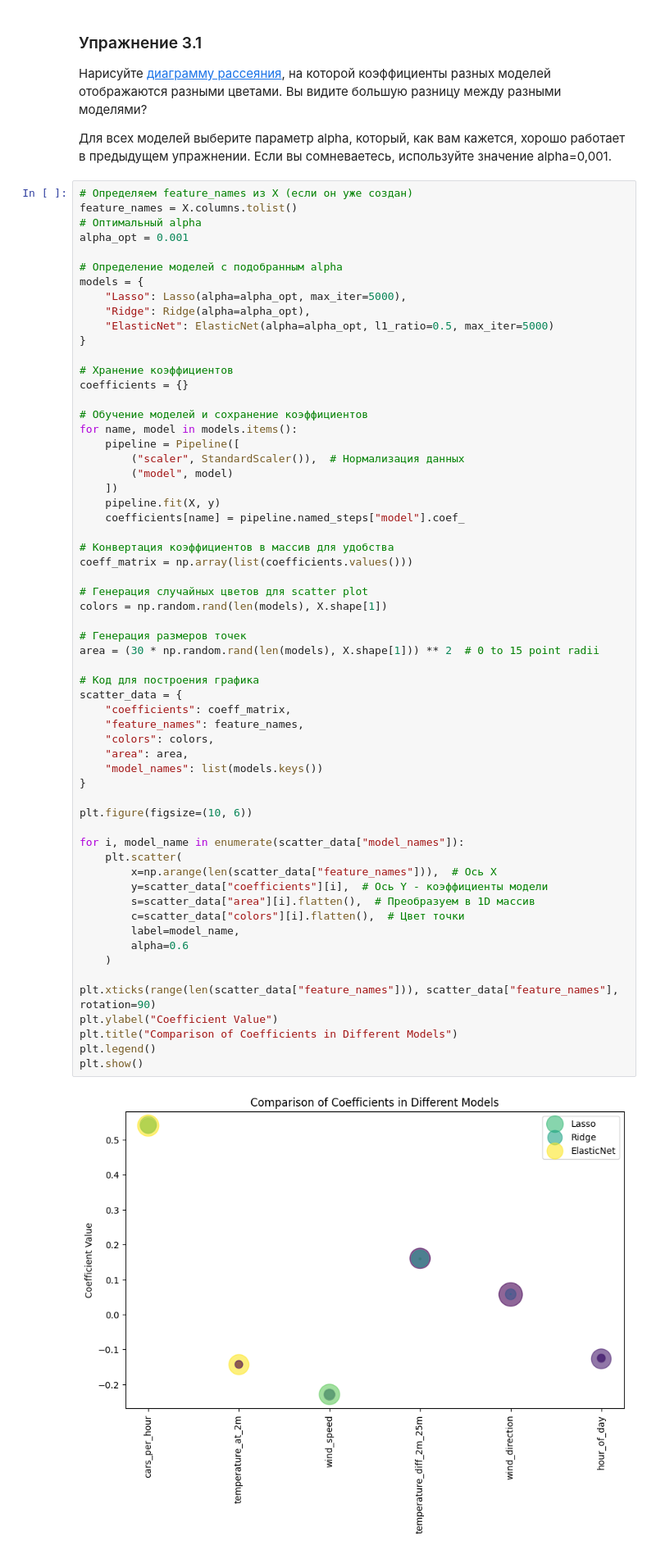
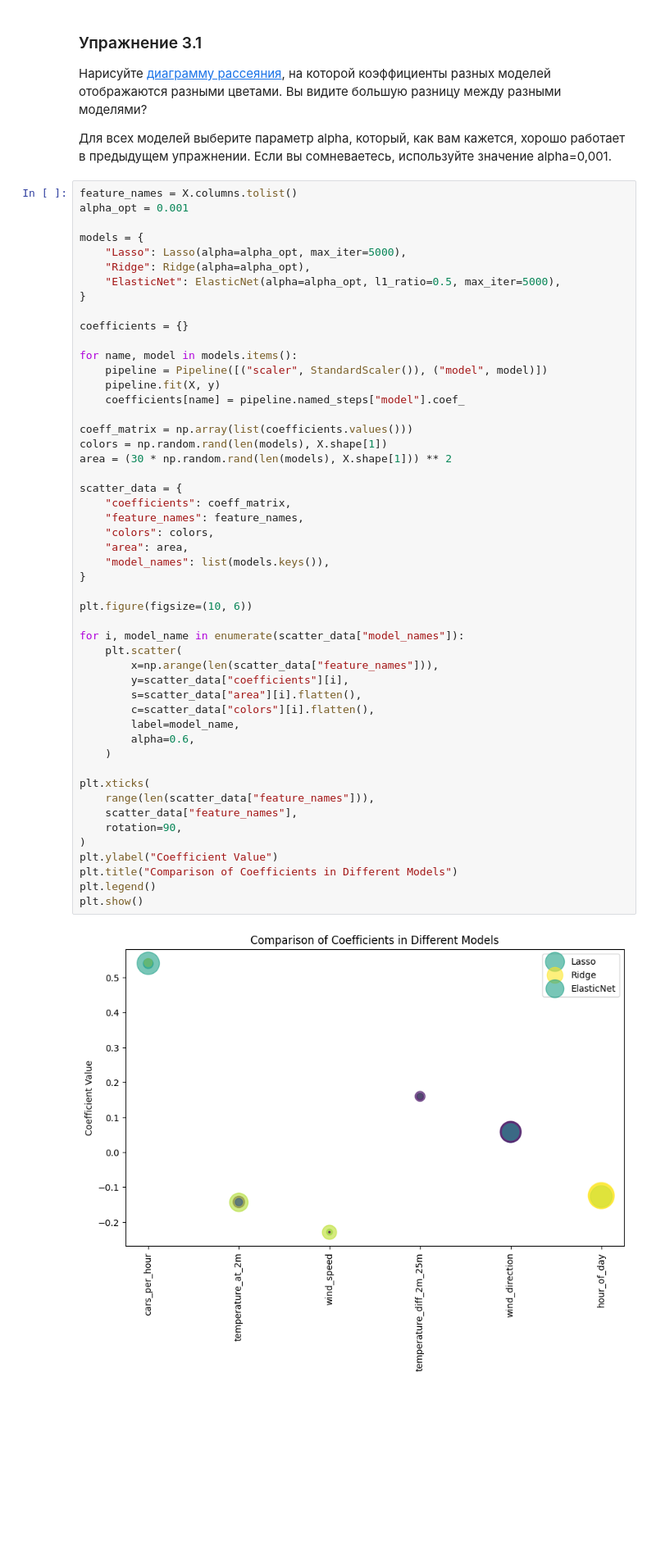
Before and after one commit to progmat64/AI-Systems-Labs, a Jupyter notebook: Lab 1a - Linear Models for Regression.ipynb, the cells around one changed output. Shown at 82% size. Cells and saved outputs as stored; diff of their text form; blank space fills up the shorter version.

```diff
--- a/Lab 1a - Linear Models for Regression.ipynb
+++ b/Lab 1a - Linear Models for Regression.ipynb
@@ -346,67 +395,57 @@ l1_ratio определяет баланс между Lasso и Ridge:
 
 Для всех моделей выберите параметр alpha, который, как вам кажется, хорошо работает в предыдущем упражнении. Если вы сомневаетесь, используйте значение alpha=0,001.
 # %%
-# Определяем feature_names из X (если он уже создан)
 feature_names = X.columns.tolist()
-# Оптимальный alpha
 alpha_opt = 0.001
 
-# Определение моделей с подобранным alpha
 models = {
     "Lasso": Lasso(alpha=alpha_opt, max_iter=5000),
     "Ridge": Ridge(alpha=alpha_opt),
-    "ElasticNet": ElasticNet(alpha=alpha_opt, l1_ratio=0.5, max_iter=5000)
+    "ElasticNet": ElasticNet(alpha=alpha_opt, l1_ratio=0.5, max_iter=5000),
 }
 
-# Хранение коэффициентов
 coefficients = {}
 
-# Обучение моделей и сохранение коэффициентов
 for name, model in models.items():
-    pipeline = Pipeline([
-        ("scaler", StandardScaler()),  # Нормализация данных
-        ("model", model)
-    ])
+    pipeline = Pipeline([("scaler", StandardScaler()), ("model", model)])
     pipeline.fit(X, y)
     coefficients[name] = pipeline.named_steps["model"].coef_
 
-# Конвертация коэффициентов в массив для удобства
 coeff_matrix = np.array(list(coefficients.values()))
+colors = np.random.rand(len(models), X.shape[1])
+area = (30 * np.random.rand(len(models), X.shape[1])) ** 2
 
-# Генерация случайных цветов для scatter plot
-colors = np.random.rand(len(models), X.shape[1])
-
-# Генерация размеров точек
-area = (30 * np.random.rand(len(models), X.shape[1])) ** 2  # 0 to 15 point radii
-
-# Код для построения графика
 scatter_data = {
     "coefficients": coeff_matrix,
     "feature_names": feature_names,
     "colors": colors,
     "area": area,
-    "model_names": list(models.keys())
+    "model_names": list(models.keys()),
 }
 
 plt.figure(figsize=(10, 6))
 
 for i, model_name in enumerate(scatter_data["model_names"]):
     plt.scatter(
-        x=np.arange(len(scatter_data["feature_names"])),  # Ось X
-        y=scatter_data["coefficients"][i],  # Ось Y - коэффициенты модели
-        s=scatter_data["area"][i].flatten(),  # Преобразуем в 1D массив
-        c=scatter_data["colors"][i].flatten(),  # Цвет точки
+        x=np.arange(len(scatter_data["feature_names"])),
+        y=scatter_data["coefficients"][i],
+        s=scatter_data["area"][i].flatten(),
+        c=scatter_data["colors"][i].flatten(),
         label=model_name,
-        alpha=0.6
+        alpha=0.6,
     )
 
-plt.xticks(range(len(scatter_data["feature_names"])), scatter_data["feature_names"], rotation=90)
+plt.xticks(
+    range(len(scatter_data["feature_names"])),
+    scatter_data["feature_names"],
+    rotation=90,
+)
 plt.ylabel("Coefficient Value")
 plt.title("Comparison of Coefficients in Different Models")
 plt.legend()
 plt.show()
 # %% [output]
-[figure, old version]
+[figure, new version]
 # %% [markdown]
 ### Упражнение 3.2
 Перерисуйте тот же график, но теперь с большим количеством регуляризации (например, альфа =1). Что вы заметили? Поможет ли это вам объяснить разницу в производительности между Ridge и Lasso в упражнении 1.2?
```
Also changed, not shown: parts of 10 cells of this notebook, 4 other files.
